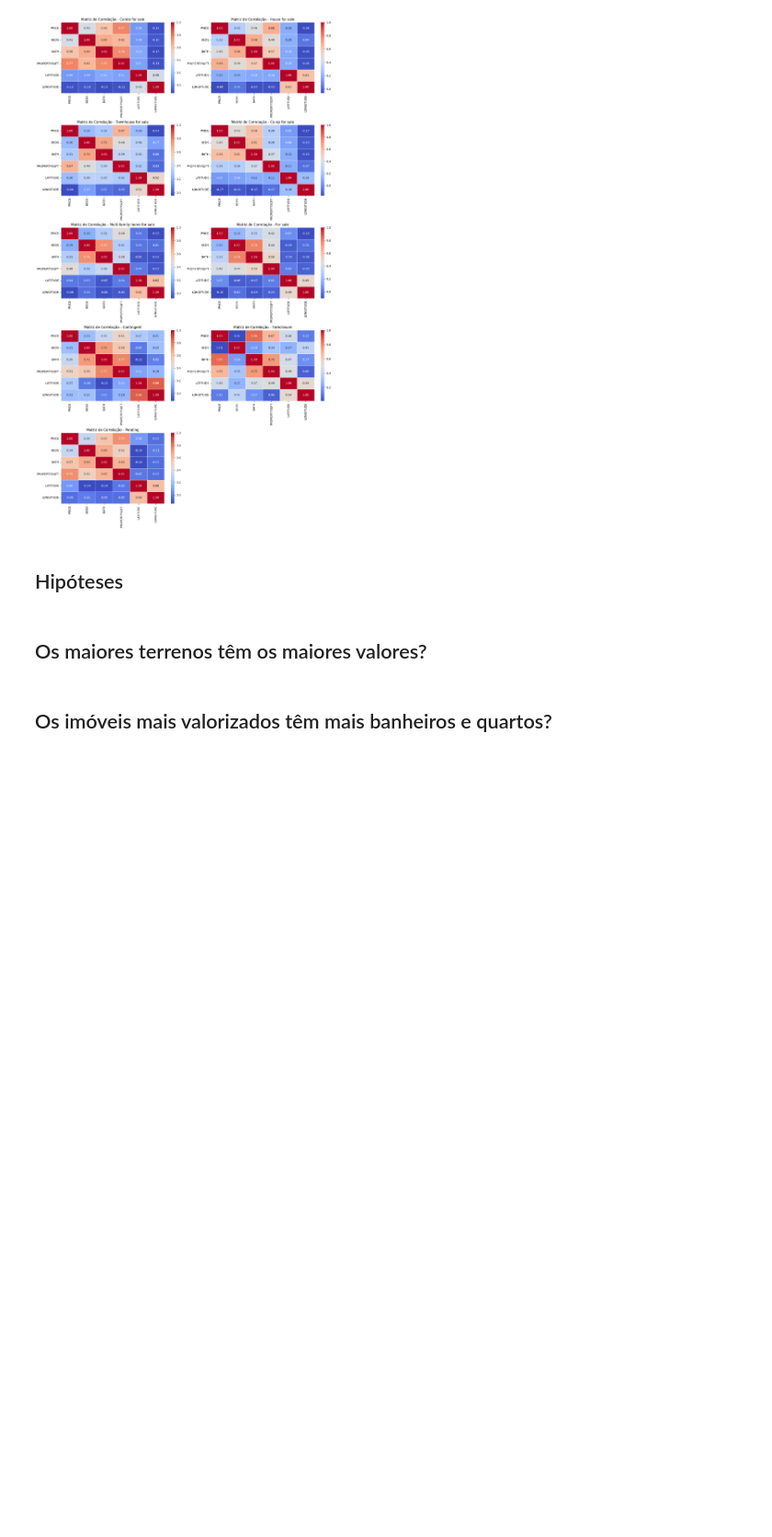
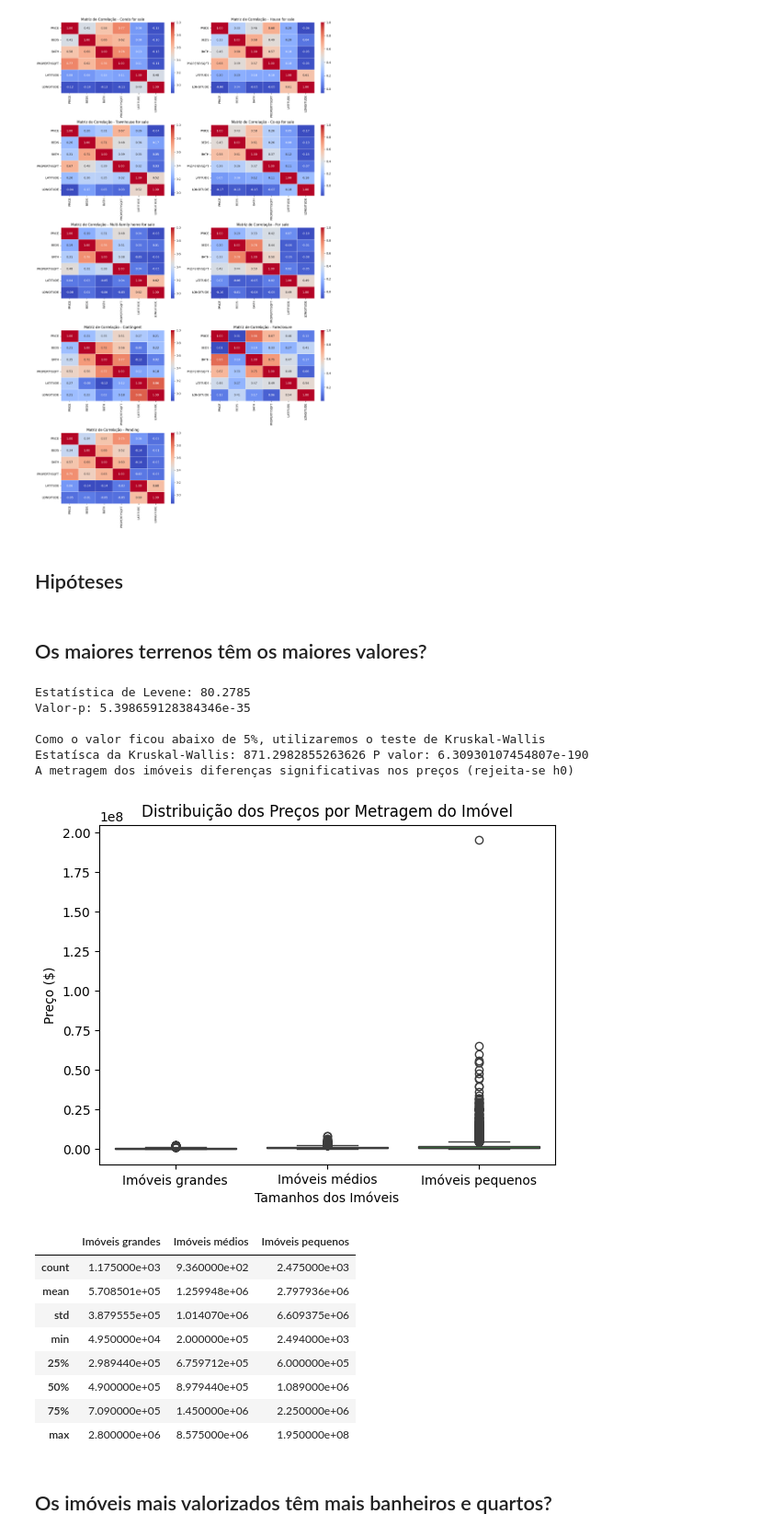
Before and after one commit to RenanYMartins/ADD-Trabalho1, a Jupyter notebook: Mercado_Imobiliário_de_Nova_York.ipynb, the cells around one changed output. Shown at 92% size. Saved outputs shown, nothing was run; the diff lists cells and outputs as text; code cells hidden in the pictures; blank space fills up the shorter version.

```diff
--- a/Mercado_Imobiliário_de_Nova_York.ipynb
+++ b/Mercado_Imobiliário_de_Nova_York.ipynb
@@ -548,5 +548,65 @@ plt.show()
 ## Hipóteses
 # %% [markdown]
 ## Os maiores terrenos têm os maiores valores?
+# %%
+bins = [0, 1200, 2184.2, 65535]
+labels = ['Baixa', 'Média', 'Alta']
+df_filtered['FAIXA_METRAGEM'] = pd.cut(df_filtered['PROPERTYSQFT'], bins=bins, labels=labels, include_lowest=True)
+
+low_prices = df_filtered[df_filtered['FAIXA_METRAGEM'] == 'Baixa']['PRICE']
+avg_prices = df_filtered[df_filtered['FAIXA_METRAGEM'] == 'Média']['PRICE']
+high_prices = df_filtered[df_filtered['FAIXA_METRAGEM'] == 'Alta']['PRICE']
+
+# Teste de Levene
+stat, p = stats.levene(low_prices, avg_prices, high_prices)
+
+print(f'Estatística de Levene: {stat:.4f}')
+print(f'Valor-p: {p}')
+
+# Kruskal-Wallis
+print("\nComo o valor ficou abaixo de 5%, utilizaremos o teste de Kruskal-Wallis")
+k_stats, k_val = stats.kruskal(low_prices, avg_prices, high_prices)
+
+print(f'Estatísca da Kruskal-Wallis: { k_stats} P valor: {k_val}')
+
+if k_val  > 0.05:
+    print("A metragem dos imóveis não apresentam diferenças significativas nos preços (falha em rejeitar h0)")
+else:
+    print("A metragem dos imóveis diferenças significativas nos preços (rejeita-se h0)")
+
+df_box = pd.DataFrame({
+    'Imóveis grandes': low_prices,
+    'Imóveis médios': avg_prices,
+    'Imóveis pequenos': high_prices
+})
+
+sns.boxplot(data=df_box)
+plt.title("Distribuição dos Preços por Metragem do Imóvel")
+plt.ylabel("Preço ($)")
+plt.xlabel("Tamanhos dos Imóveis")
+plt.show()
+
+pd.DataFrame({
+    'Imóveis grandes': low_prices,
+    'Imóveis médios': avg_prices,
+    'Imóveis pequenos': high_prices
+}).describe()
+# %% [output]
+Estatística de Levene: 80.2785
+Valor-p: 5.398659128384346e-35
+
+Como o valor ficou abaixo de 5%, utilizaremos o teste de Kruskal-Wallis
+Estatísca da Kruskal-Wallis: 871.2982855263626 P valor: 6.30930107454807e-190
+A metragem dos imóveis diferenças significativas nos preços (rejeita-se h0)
+[figure, added]
+|  | Imóveis grandes | Imóveis médios | Imóveis pequenos |
+| count | 1.175000e+03 | 9.360000e+02 | 2.475000e+03 |
+| mean | 5.708501e+05 | 1.259948e+06 | 2.797936e+06 |
+| std | 3.879555e+05 | 1.014070e+06 | 6.609375e+06 |
+| min | 4.950000e+04 | 2.000000e+05 | 2.494000e+03 |
+| 25% | 2.989440e+05 | 6.759712e+05 | 6.000000e+05 |
+| 50% | 4.900000e+05 | 8.979440e+05 | 1.089000e+06 |
+| 75% | 7.090000e+05 | 1.450000e+06 | 2.250000e+06 |
+| max | 2.800000e+06 | 8.575000e+06 | 1.950000e+08 |
 # %% [markdown]
 ## Os imóveis mais valorizados têm mais banheiros e quartos?
```
Also changed, not shown: parts of 2 cells of this notebook.
